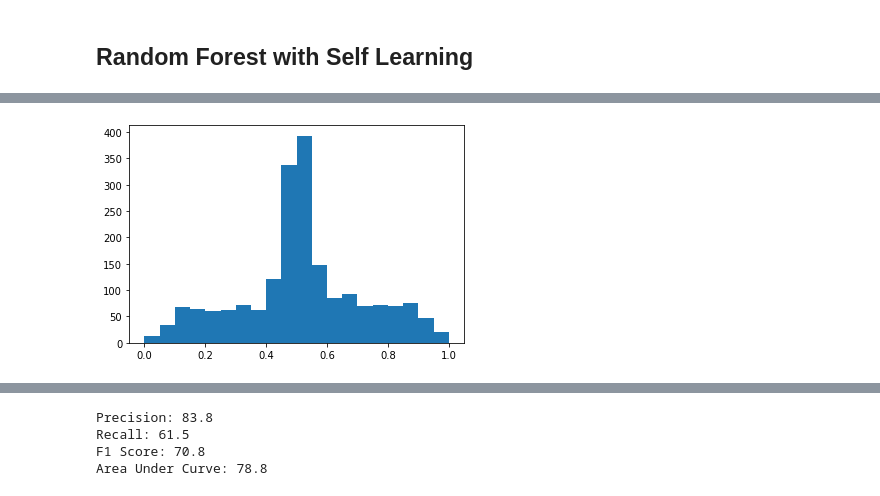
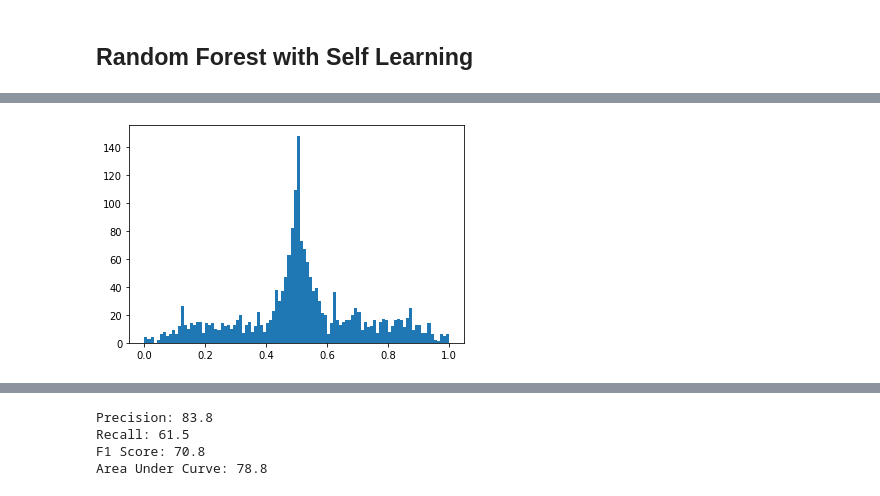
Before and after one commit to itsshivampal/Concept-Prerequiste-Learning, a Jupyter notebook: Physics Exp Setup/Prop_Sup Method/Self Learning.ipynb, the cells around one changed output, grey strips where cells are left out. Cells and saved outputs as stored; diff of their text form; code cells hidden in the pictures.

```diff
--- a/Physics Exp Setup/Prop_Sup Method/Self Learning.ipynb
+++ b/Physics Exp Setup/Prop_Sup Method/Self Learning.ipynb
@@ -254,5 +259,5 @@ plt.show()
 # %%
-plt.hist(rank_diff, bins = 20)
+plt.hist(rank_diff, bins = 100)
 plt.show()
 # %% [output]
-[figure, old version]
+[figure, new version]
```
Also changed, not shown: parts of 3 cells of this notebook.
